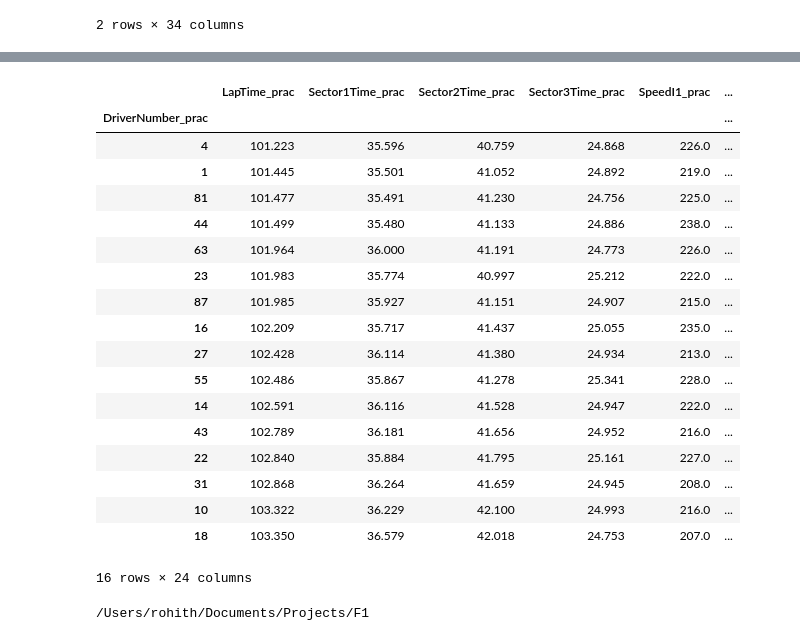
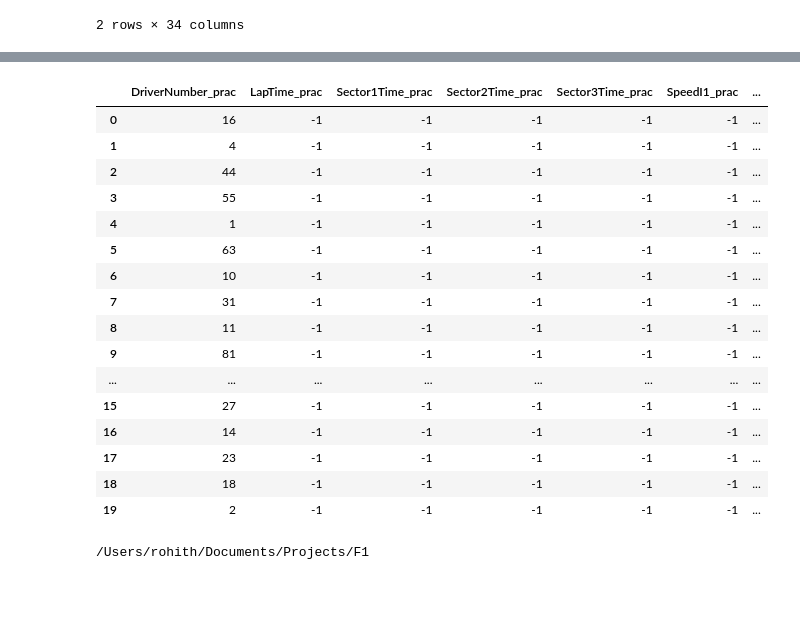
Before and after one commit to Rohith-2/F1, a Jupyter notebook: notebooks/init.ipynb, the cells around one changed output, grey strips where cells are left out. Drawn from its saved outputs; the diff is of its cells as text; code cells hidden in the pictures; blank space fills up the shorter version.

```diff
--- a/notebooks/init.ipynb
+++ b/notebooks/init.ipynb
@@ -157,7 +159,7 @@ try:
 except Exception as e:
     print(f"Error loading old qualifying session for {race} in {year-1}: {e}")
     lap_old_qual = pd.DataFrame([[-1]*len(old_qual_columns)]*20,columns=old_qual_columns)  # Empty DataFrame if old qualifying session fails
-    lap_old_qual['Driver_old_qual'] = lap_qual['DriverNumber']
+    lap_old_qual['Driver_old_qual'] = lap_qual['Driver']
     no_qual = True
 
 try:
@@ -169,25 +171,30 @@ except Exception as e:
     print(f"Error loading practice session for {race} in {year}: {e}")
     lap_prac = pd.DataFrame([[-1]*len(prac_columns)]*20,columns=prac_columns)  # Empty DataFrame if practice session fails
     lap_prac['DriverNumber_prac'] = lap_qual['DriverNumber']
+    lap_prac['Driver_prac'] = lap_qual['Driver']
     no_prac = True
 
-lap_old_qual_clean = lap_old_qual[old_qual_columns]
-lap_prac_clean = lap_prac[prac_columns]
+if no_prac and no_qual:
+    return None, None, None
+else:
+    lap_old_qual_clean = lap_old_qual[old_qual_columns]
+    lap_prac_clean = lap_prac[prac_columns]
 
-final_lap = (
-    lap_prac_clean
-    .merge(lap_old_qual_clean, left_on='Driver_prac', right_on='Driver_old_qual')
-    .merge(
-        team_driver_performance[team_driver_performance['Country'] == race],
-        left_on='Driver_prac', right_on='Name'
+    final_lap = (
+        lap_prac_clean
+        .merge(lap_old_qual_clean, left_on='Driver_prac', right_on='Driver_old_qual')
+        .merge(
+            team_driver_performance[team_driver_performance['Country'] == race],
+            left_on='Driver_prac', right_on='Name'
+        )
+        .drop(columns=['Driver_prac', 'Driver_old_qual','Name'])
+        .set_index('DriverNumber_prac')
     )
-    .drop(columns=['Driver_prac', 'Driver_old_qual','Name'])
-    .set_index('DriverNumber_prac')
-)
 
-y = lap_qual[['LapTime', 'Position', 'DriverNumber']].set_index('DriverNumber').loc[final_lap.index]
+    y = lap_qual[['LapTime', 'Position', 'DriverNumber']].set_index('DriverNumber').loc[final_lap.index]
 
-y_laptime = y.pop('LapTime').to_list()
-y_position = y.pop('Position').to_list()
-X = final_lap.values
+    y_laptime = y.pop('LapTime').to_list()
+    y_position = y.pop('Position').to_list()
+    X = final_lap.values
+    return X, y_laptime, y_position
 # %% [output]
@@ -213,25 +270,23 @@ ValueError: You are trying to merge on int64 and object columns for key 'Driver_
 # %%
-final_lap
+lap_prac_clean
 # %% [output]
-|  | LapTime_prac | Sector1Time_prac | Sector2Time_prac | Sector3Time_prac | SpeedI1_prac | ... |
-| DriverNumber_prac |  |  |  |  |  | ... |
-| 4 | 101.223 | 35.596 | 40.759 | 24.868 | 226.0 | ... |
-| 1 | 101.445 | 35.501 | 41.052 | 24.892 | 219.0 | ... |
-| 81 | 101.477 | 35.491 | 41.230 | 24.756 | 225.0 | ... |
-| 44 | 101.499 | 35.480 | 41.133 | 24.886 | 238.0 | ... |
-| 63 | 101.964 | 36.000 | 41.191 | 24.773 | 226.0 | ... |
-| 23 | 101.983 | 35.774 | 40.997 | 25.212 | 222.0 | ... |
-| 87 | 101.985 | 35.927 | 41.151 | 24.907 | 215.0 | ... |
-| 16 | 102.209 | 35.717 | 41.437 | 25.055 | 235.0 | ... |
-| 27 | 102.428 | 36.114 | 41.380 | 24.934 | 213.0 | ... |
-| 55 | 102.486 | 35.867 | 41.278 | 25.341 | 228.0 | ... |
-| 14 | 102.591 | 36.116 | 41.528 | 24.947 | 222.0 | ... |
-| 43 | 102.789 | 36.181 | 41.656 | 24.952 | 216.0 | ... |
-| 22 | 102.840 | 35.884 | 41.795 | 25.161 | 227.0 | ... |
-| 31 | 102.868 | 36.264 | 41.659 | 24.945 | 208.0 | ... |
-| 10 | 103.322 | 36.229 | 42.100 | 24.993 | 216.0 | ... |
-| 18 | 103.350 | 36.579 | 42.018 | 24.753 | 207.0 | ... |
+|  | DriverNumber_prac | LapTime_prac | Sector1Time_prac | Sector2Time_prac | Sector3Time_prac | SpeedI1_prac | ... |
+| 0 | 16 | -1 | -1 | -1 | -1 | -1 | ... |
+| 1 | 4 | -1 | -1 | -1 | -1 | -1 | ... |
+| 2 | 44 | -1 | -1 | -1 | -1 | -1 | ... |
+| 3 | 55 | -1 | -1 | -1 | -1 | -1 | ... |
+| 4 | 1 | -1 | -1 | -1 | -1 | -1 | ... |
+| 5 | 63 | -1 | -1 | -1 | -1 | -1 | ... |
+| 6 | 10 | -1 | -1 | -1 | -1 | -1 | ... |
+| 7 | 31 | -1 | -1 | -1 | -1 | -1 | ... |
+| 8 | 11 | -1 | -1 | -1 | -1 | -1 | ... |
+| 9 | 81 | -1 | -1 | -1 | -1 | -1 | ... |
+| ... | ... | ... | ... | ... | ... | ... | ... |
+| 15 | 27 | -1 | -1 | -1 | -1 | -1 | ... |
+| 16 | 14 | -1 | -1 | -1 | -1 | -1 | ... |
+| 17 | 23 | -1 | -1 | -1 | -1 | -1 | ... |
+| 18 | 18 | -1 | -1 | -1 | -1 | -1 | ... |
+| 19 | 2 | -1 | -1 | -1 | -1 | -1 | ... |
-16 rows × 24 columns
 # %%
 !pwd
 # %% [output]
```
Also changed, not shown: parts of 7 cells of this notebook, 14 other files.
